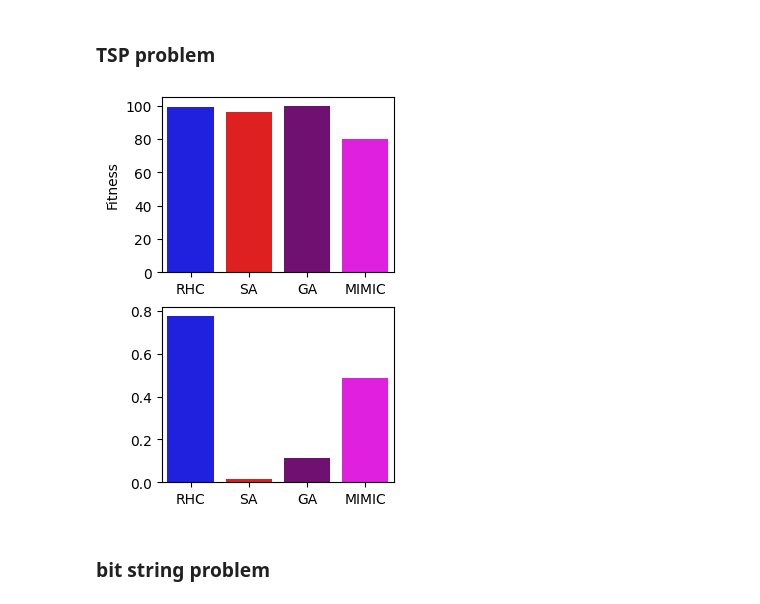
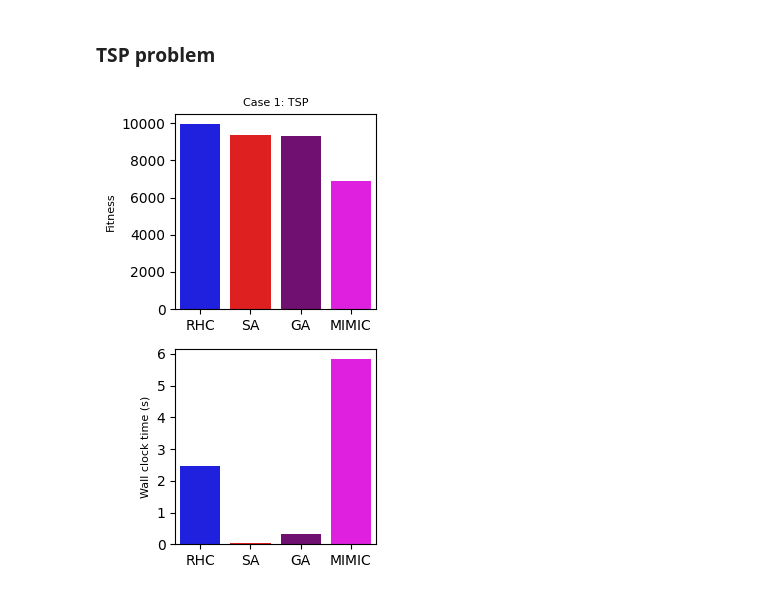
Before and after one commit to 19revey/CS7641, a Jupyter notebook: A2/optimization.ipynb, the cells around one changed output. Cells and saved outputs as stored; diff of their text form; code cells hidden in the pictures.

Commit message:
assignment 2

```diff
--- a/A2/optimization.ipynb
+++ b/A2/optimization.ipynb
@@ -15,6 +18,7 @@ bitstring = mlrose.DiscreteOpt(length = 100, fitness_fn = OneMax(), maximize = T
 
 wallclock_list=[]
 fitness_list=[]
+curve=None
 models=["RHC","SA","GA","MIMIC"]
 problem=bitstring
 
@@ -30,11 +34,17 @@ for model in models:
         obj=runner(problem,'MIMIC')
 
     start_time = time.time()
-    _,df_run_curves = obj.run()
+    df_run_stats,df_run_curves = obj.run()
     wallclock = time.time()-start_time
     wallclock_list.append(wallclock)
     fitness_list.append(df_run_curves['Fitness'].max())
 
+    df_run_curves=df_run_curves.assign(algo=model)
+    if curve is None:
+        curve=df_run_curves
+    else:
+        curve=pd.concat([curve,df_run_curves])
+
 print(fitness_list)
 print(wallclock_list)
 # %% [output]
@@ -43,6 +130,37 @@ print(wallclock_list)
 # %% [markdown]
 ### TSP problem
 # %%
+
+wallclock_list=[]
+fitness_list=[]
+models=["RHC","SA","GA","MIMIC"]
+problem=tsp
+curve=None
+
+for model in models:
+
+    if model == "RHC":
+        obj=runner(problem,'RHC')
+    elif model == "SA":
+        obj=runner(problem,'SA')
+    elif model == "GA":
+        obj=runner(problem,'GA')
+    elif model == "MIMIC":
+        obj=runner(problem,'MIMIC')
+
+    start_time = time.time()
+    _,df_run_curves = obj.run()
+    wallclock = time.time()-start_time
+    wallclock_list.append(wallclock)
+    fitness_list.append(50*250-df_run_curves['Fitness'].min())
+
+    df_run_curves['Fitness']=50*250-df_run_curves['Fitness']
+    df_run_curves=df_run_curves.assign(algo=model)
+    if curve is None:
+        curve=df_run_curves
+    else:
+        curve=pd.concat([curve,df_run_curves])
+
 import seaborn as sns
 fig = plt.figure(figsize=(3,5))
 plt.subplots_adjust(wspace=2)
@@ -51,34 +169,47 @@ plt.subplots_adjust(wspace=2)
 colors = ['blue', 'red','purple','magenta']
 
 ax1=fig.add_subplot(2,1,1)
 sns.barplot(x=models,y=fitness_list,palette=colors)
 ax2=fig.add_subplot(2,1,2)
 sns.barplot(x=models,y=wallclock_list,palette=colors)
 
 # ax2=fig.add_subplot(1,2,2)
 # sns.lineplot(x=neurons,y=accuracy3, marker='o',label='Case 1')
 # sns.lineplot(x=neurons,y=accuracy4, marker='o',label='Case 2')
 
 plt.rcParams.update({
     'font.size': 10,          # General font size
     'axes.titlesize': 8,     # Font size for titles
     'axes.labelsize': 8,     # Font size for x and y labels
     # 'xtick.labelsize': 8,    # Font size for x-axis tick labels
     # 'ytick.labelsize': 8,    # Font size for y-axis tick labels
     'legend.fontsize': 8     # Font size for legend
 })
 
 
 # ax1.set_ylim(0.7, 0.9)
 # ax1.set_xlim(0, 5)
 # ax2.set_ylim(0.7, 0.9)
 # ax2.set_xlim(0, 60)
 
 # ax1.set_xlabel('Number of layers')
 ax1.set_ylabel('Fitness')
+
+# ax2.set_xlabel('Number of neurons')
+ax2.set_ylabel('Wall clock time (s)')
+
+# ax1.legend(loc='lower right')
+# ax2.legend(loc='lower right')
+ax1.set_title('Case 1: TSP')
+# ax2.set_title('Case 2')
+
+plt.tight_layout()
+
+plt.savefig('figs/fitness_wallclock_TSP.pdf')
 plt.show()
+
+print(fitness_list)
+print(wallclock_list)
 # %% [output]
-[figure, old version]
+[figure, new version]
-# %% [markdown]
-### bit string problem
 # %%
```
Also changed, not shown: parts of 7 cells of this notebook, 24 other files.
